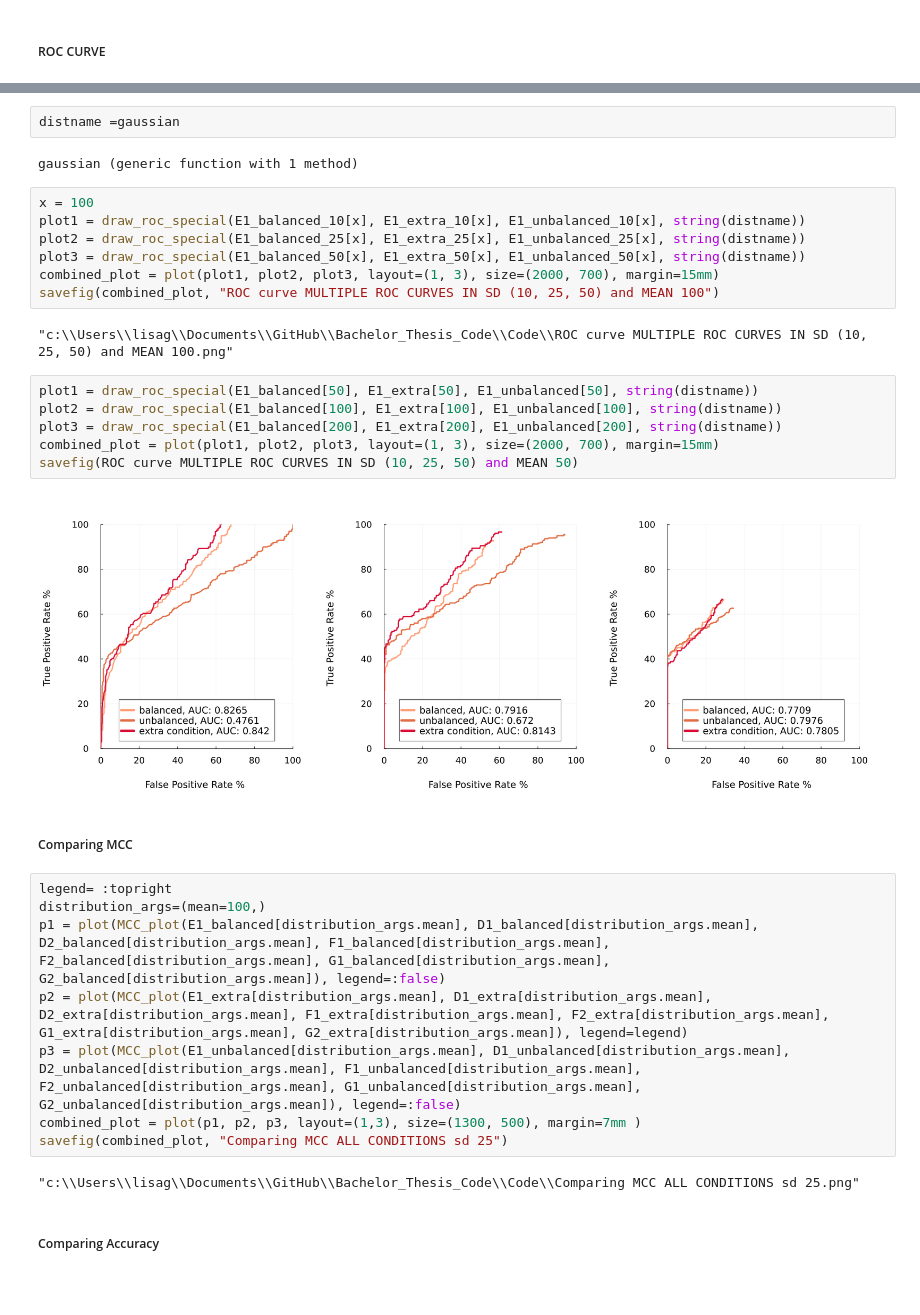
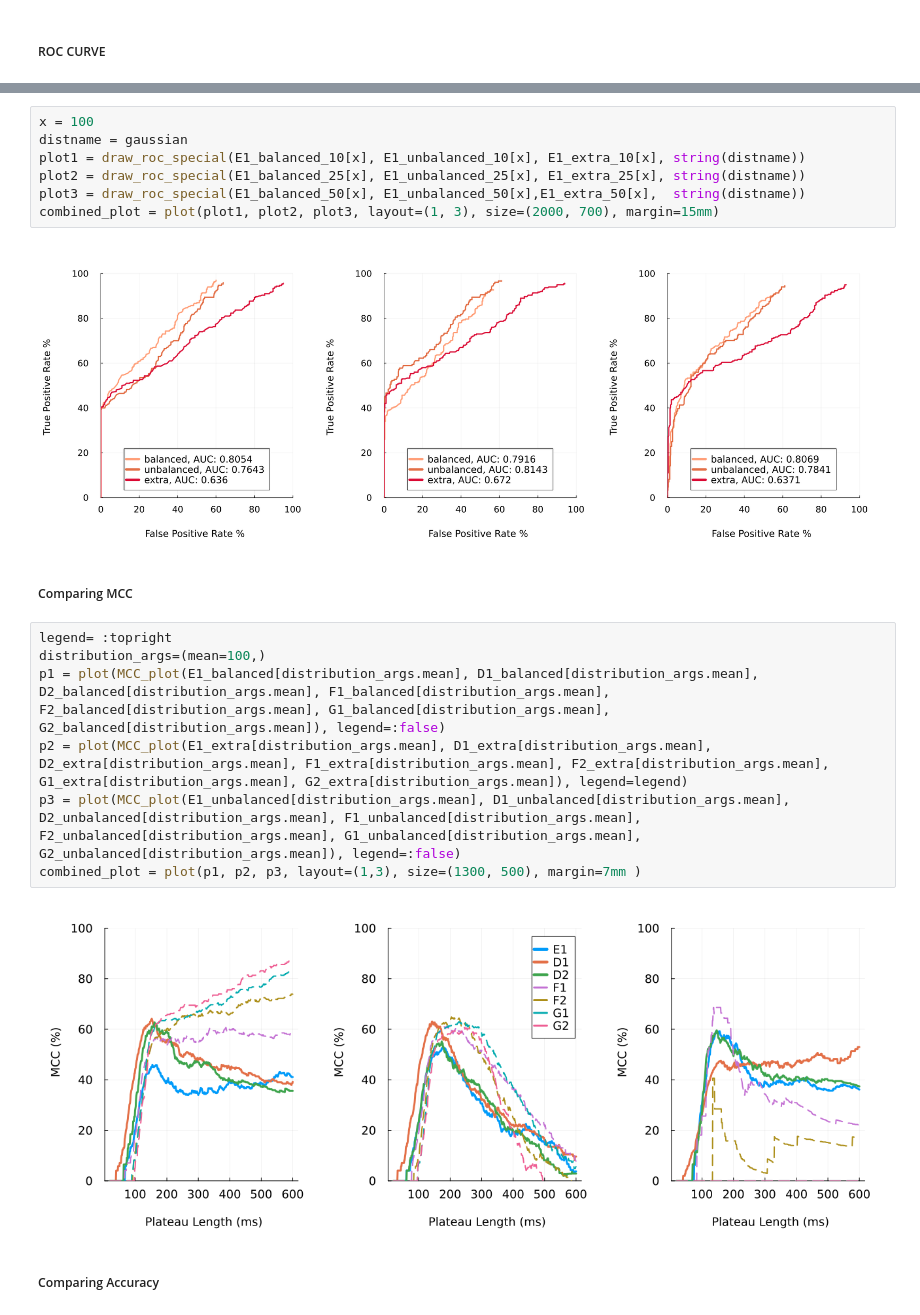
Before and after one commit to goody139/bachelor-thesis, a Jupyter notebook: Code/Plotting.ipynb, the cells around one changed output, grey strips where cells are left out. Drawn from its saved outputs; the diff is of its cells as text; blank space fills up the shorter version.

```diff
--- a/Code/Plotting.ipynb
+++ b/Code/Plotting.ipynb
@@ -540,27 +449,15 @@ E1_unbalanced_50 = load_performances(file_path=file_path, experiment_name="targe
  ((mean = 398, sd = 50), [(20.0, 0, 173, 0, 427), (21.0, 0, 173, 0, 427), (22.0, 0, 173, 0, 427), (23.0, 0, 173, 0, 427), (24.0, 0, 173, 0, 427), (25.0, 0, 173, 0, 427), (26.0, 0, 173, 0, 427), (27.0, ...
  ((mean = 399, sd = 50), [(20.0, 0, 165, 0, 435), (21.0, 0, 165, 0, 435), (22.0, 0, 165, 0, 435), (23.0, 0, 165, 0, 435), (24.0, 0, 165, 0, 435), (25.0, 0, 165, 0, 435), (26.0, 0, 165, 0, 435), (27.0, ...
  ((mean = 400, sd = 50), [(20.0, 0, 171, 0, 429), (21.0, 0, 171, 0, 429), (22.0, 0, 171, 0, 429), (23.0, 0, 171, 0, 429), (24.0, 0, 171, 0, 429), (25.0, 0, 171, 0, 429), (26.0, 0, 171, 0, 429), (27.0, ...
-# %%
-distname =gaussian
-# %% [output]
-gaussian (generic function with 1 method)
 # %%
 x = 100
-plot1 = draw_roc_special(E1_balanced_10[x], E1_extra_10[x], E1_unbalanced_10[x], string(distname))
-plot2 = draw_roc_special(E1_balanced_25[x], E1_extra_25[x], E1_unbalanced_25[x], string(distname))
-plot3 = draw_roc_special(E1_balanced_50[x], E1_extra_50[x], E1_unbalanced_50[x], string(distname))
+distname = gaussian
+plot1 = draw_roc_special(E1_balanced_10[x], E1_unbalanced_10[x], E1_extra_10[x], string(distname))
+plot2 = draw_roc_special(E1_balanced_25[x], E1_unbalanced_25[x], E1_extra_25[x], string(distname))
+plot3 = draw_roc_special(E1_balanced_50[x], E1_unbalanced_50[x],E1_extra_50[x],  string(distname))
 combined_plot = plot(plot1, plot2, plot3, layout=(1, 3), size=(2000, 700), margin=15mm)
-savefig(combined_plot, "ROC curve MULTIPLE ROC CURVES IN SD (10, 25, 50) and MEAN 100")
 # %% [output]
-"c:\\Users\\lisag\\Documents\\GitHub\\Bachelor_Thesis_Code\\Code\\ROC curve MULTIPLE ROC CURVES IN SD (10, 25, 50) and MEAN 100.png"
+[figure, added]
-# %%
-plot1 = draw_roc_special(E1_balanced[50], E1_extra[50], E1_unbalanced[50], string(distname))
-plot2 = draw_roc_special(E1_balanced[100], E1_extra[100], E1_unbalanced[100], string(distname))
-plot3 = draw_roc_special(E1_balanced[200], E1_extra[200], E1_unbalanced[200], string(distname))
-combined_plot = plot(plot1, plot2, plot3, layout=(1, 3), size=(2000, 700), margin=15mm)
-savefig(ROC curve MULTIPLE ROC CURVES IN SD (10, 25, 50) and MEAN 50)
-# %% [output]
-[figure, removed]
 # %% [markdown]
 ##### Comparing MCC
 # %%
@@ -570,9 +467,8 @@ p1 = plot(MCC_plot(E1_balanced[distribution_args.mean], D1_balanced[distribution
 p2 = plot(MCC_plot(E1_extra[distribution_args.mean], D1_extra[distribution_args.mean], D2_extra[distribution_args.mean], F1_extra[distribution_args.mean], F2_extra[distribution_args.mean], G1_extra[distribution_args.mean], G2_extra[distribution_args.mean]), legend=legend)
 p3 = plot(MCC_plot(E1_unbalanced[distribution_args.mean], D1_unbalanced[distribution_args.mean], D2_unbalanced[distribution_args.mean], F1_unbalanced[distribution_args.mean], F2_unbalanced[distribution_args.mean], G1_unbalanced[distribution_args.mean], G2_unbalanced[distribution_args.mean]), legend=:false)
 combined_plot = plot(p1, p2, p3, layout=(1,3), size=(1300, 500), margin=7mm )
-savefig(combined_plot, "Comparing MCC ALL CONDITIONS sd 25")
 # %% [output]
-"c:\\Users\\lisag\\Documents\\GitHub\\Bachelor_Thesis_Code\\Code\\Comparing MCC ALL CONDITIONS sd 25.png"
+[figure, added]
 # %% [markdown]
 ##### Comparing Accuracy
 # %%
```
Also changed, not shown: parts of 9 cells of this notebook.
